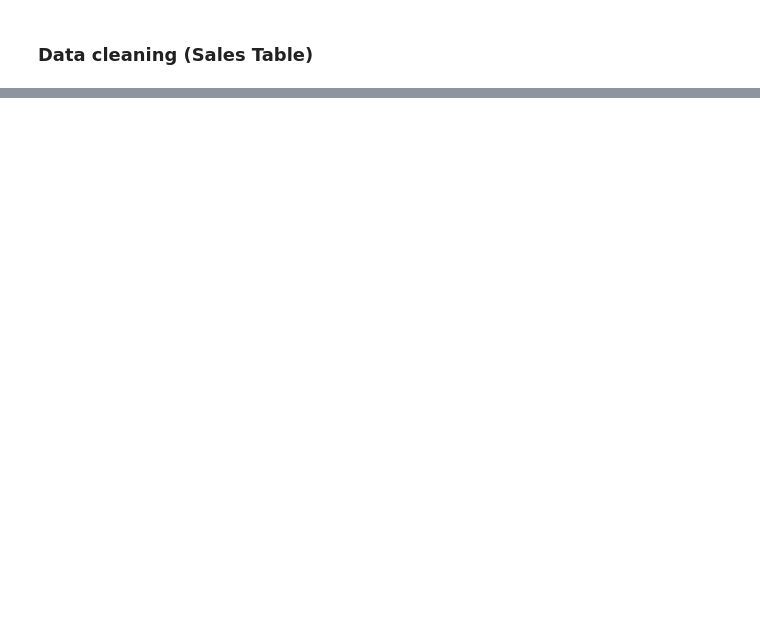
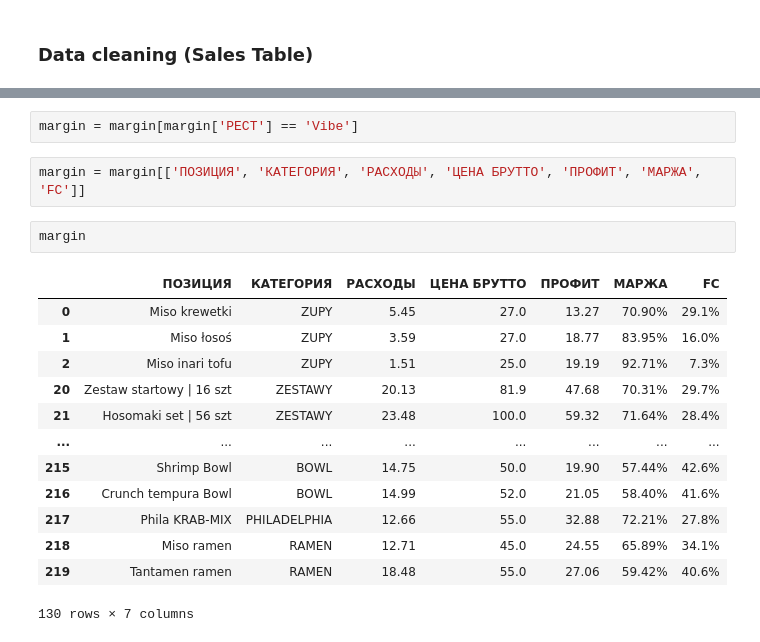
Before and after one commit to matvvey/Product-Sales-Analyzer, a Jupyter notebook: notebooks/main.ipynb, the cells around one changed output, grey strips where cells are left out. Cells and saved outputs as stored; diff of their text form; blank space fills up the shorter version.

```diff
--- a/notebooks/main.ipynb
+++ b/notebooks/main.ipynb
@@ -172,0 +222,20 @@ dtype: object
+# %%
+margin = margin[margin['РЕСТ'] == 'Vibe']
+# %%
+margin = margin[['ПОЗИЦИЯ', 'КАТЕГОРИЯ', 'РАСХОДЫ', 'ЦЕНА БРУТТО', 'ПРОФИТ', 'МАРЖА', 'FC']]
+# %%
+margin
+# %% [output]
+|  | ПОЗИЦИЯ | КАТЕГОРИЯ | РАСХОДЫ | ЦЕНА БРУТТО | ПРОФИТ | МАРЖА | FC |
+| 0 | Miso krewetki | ZUPY | 5.45 | 27.0 | 13.27 | 70.90% | 29.1% |
+| 1 | Miso łosoś | ZUPY | 3.59 | 27.0 | 18.77 | 83.95% | 16.0% |
+| 2 | Miso inari tofu | ZUPY | 1.51 | 25.0 | 19.19 | 92.71% | 7.3% |
+| 20 | Zestaw startowy | 16 szt | ZESTAWY | 20.13 | 81.9 | 47.68 | 70.31% | 29.7% |
+| 21 | Hosomaki set | 56 szt | ZESTAWY | 23.48 | 100.0 | 59.32 | 71.64% | 28.4% |
+| ... | ... | ... | ... | ... | ... | ... | ... |
+| 215 | Shrimp Bowl | BOWL | 14.75 | 50.0 | 19.90 | 57.44% | 42.6% |
+| 216 | Crunch tempura Bowl | BOWL | 14.99 | 52.0 | 21.05 | 58.40% | 41.6% |
+| 217 | Phila KRAB-MIX | PHILADELPHIA | 12.66 | 55.0 | 32.88 | 72.21% | 27.8% |
+| 218 | Miso ramen | RAMEN | 12.71 | 45.0 | 24.55 | 65.89% | 34.1% |
+| 219 | Tantamen ramen | RAMEN | 18.48 | 55.0 | 27.06 | 59.42% | 40.6% |
+130 rows × 7 columns
```
Also changed, not shown: parts of 29 cells of this notebook, 3 other files.
